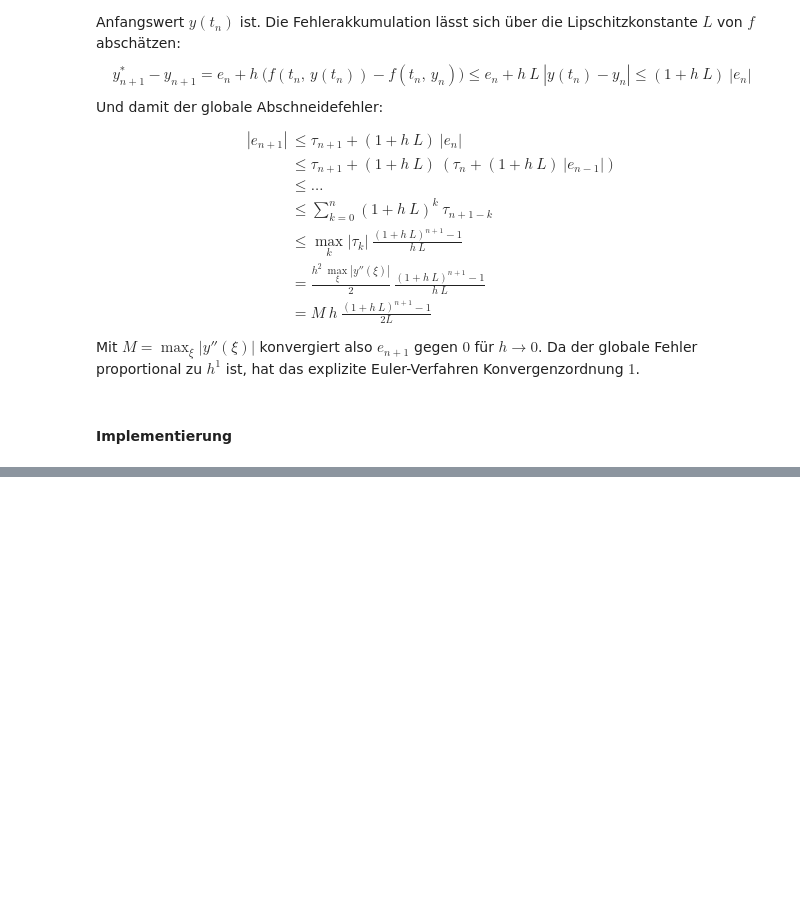
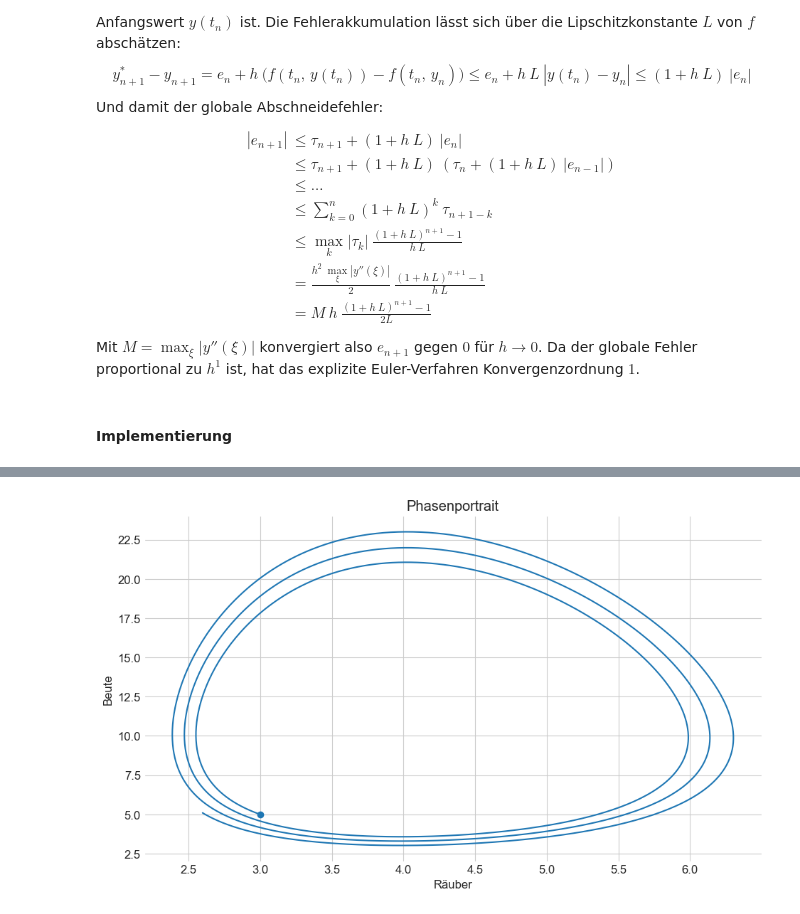
Before and after one commit to maxstollmayer/NuMeDiffG, a Jupyter notebook: Aufgabenblatt 1/Aufgabenblatt 1 Lösung.ipynb, the cells around one changed output, grey strips where cells are left out. Cells and saved outputs as stored; diff of their text form; code cells hidden in the pictures; blank space fills up the shorter version.

```diff
--- a/Aufgabenblatt 1/Aufgabenblatt 1 Lösung.ipynb
+++ b/Aufgabenblatt 1/Aufgabenblatt 1 Lösung.ipynb
@@ -167,0 +196,9 @@ beobachtungen
+# %%
+plt.plot(y[:, 0], y[:, 1])
+plt.plot(*y0, "o", color="C0")
+plt.title("Phasenportrait")
+plt.xlabel("Räuber")
+plt.ylabel("Beute")
+plt.show()
+# %% [output]
+[figure, added]
```
Also changed, not shown: parts of 15 cells of this notebook.
